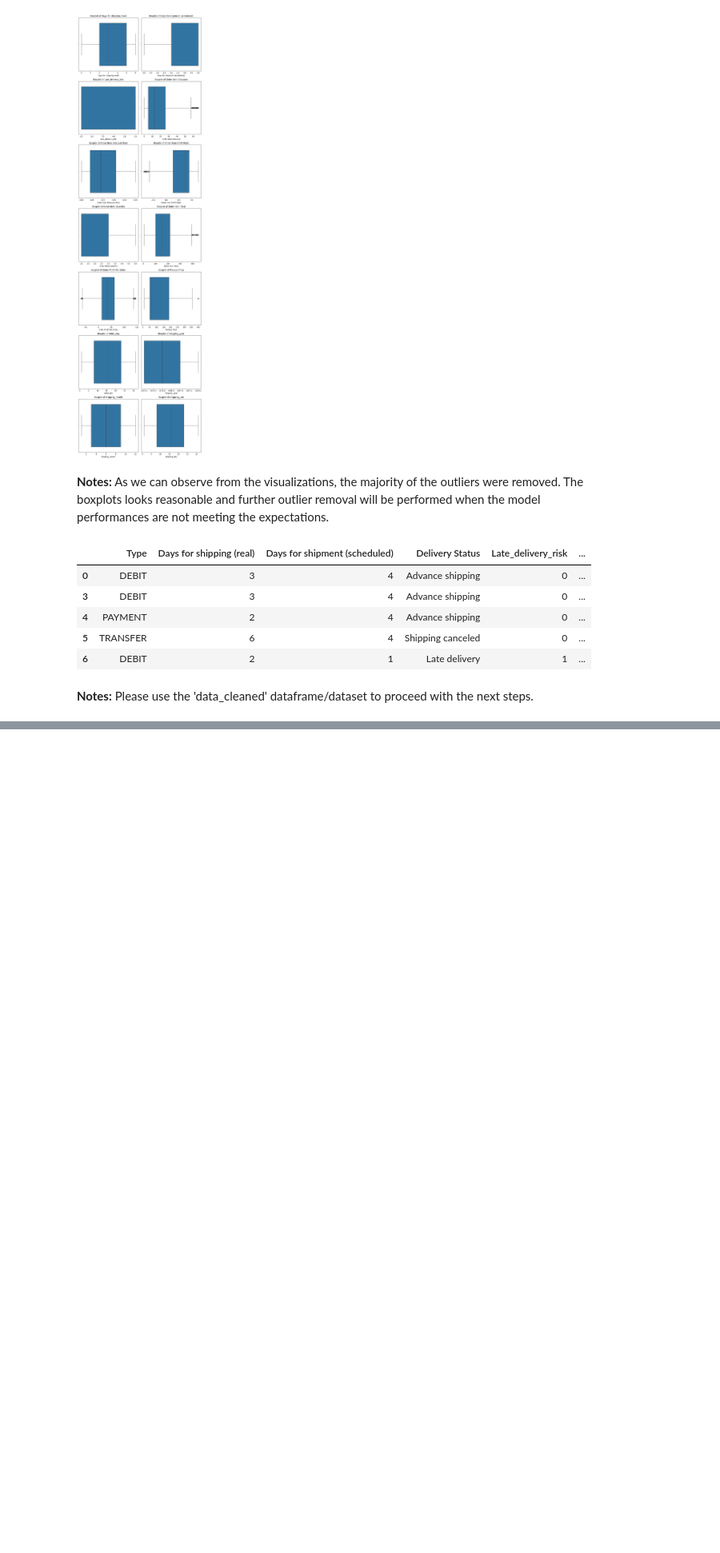
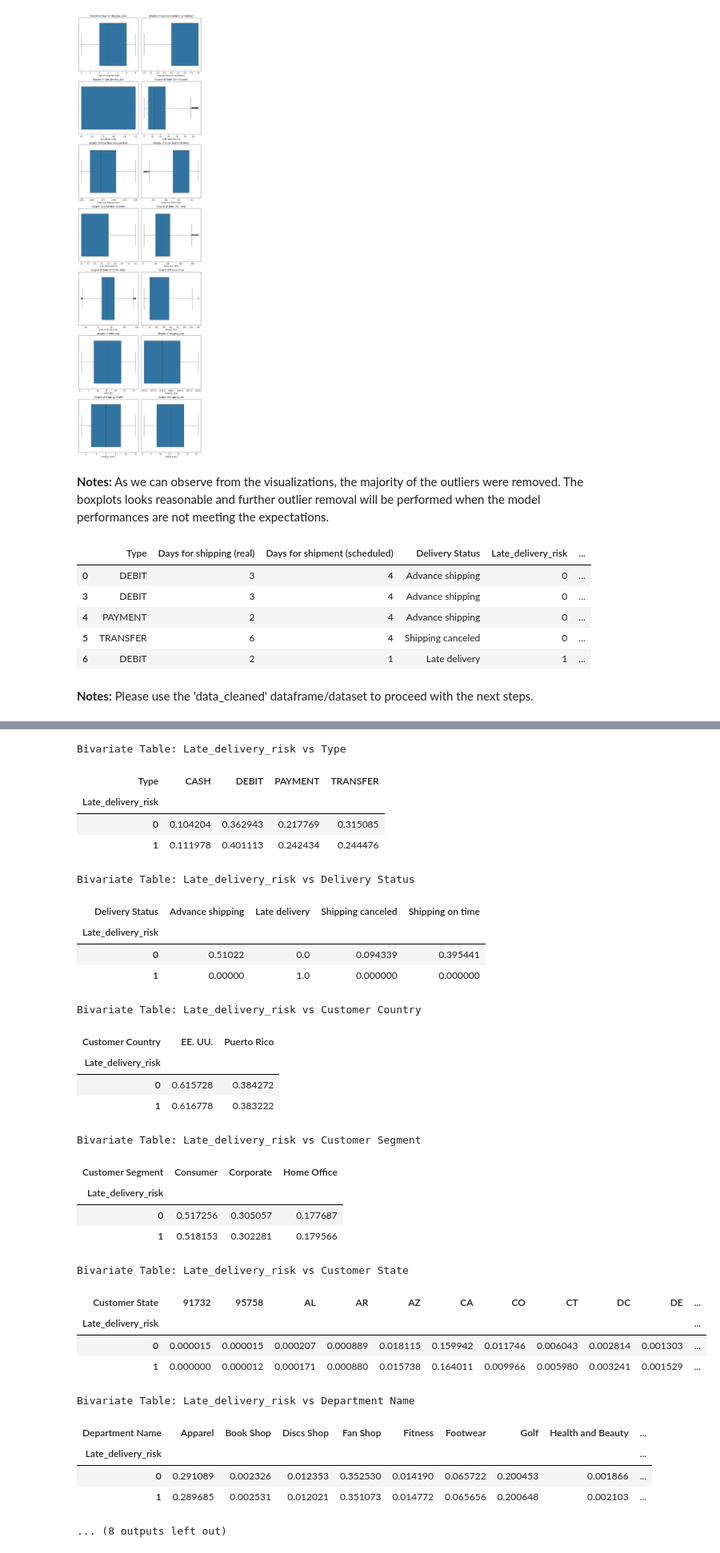
Before and after one commit to McGill-MMA-EnterpriseAnalytics/supply_chain_analytics, a Jupyter notebook: Data Cleaning-Preprocessing.ipynb, the cells around one changed output, grey strips where cells are left out. Shown at 80% size. Cells and saved outputs as stored; diff of their text form; code cells hidden in the pictures; blank space fills up the shorter version.

```diff
--- a/Data Cleaning-Preprocessing.ipynb
+++ b/Data Cleaning-Preprocessing.ipynb
@@ -389,0 +480,53 @@ data_cleaned.head()
+# %%
+# Define the grouping variable
+group_var = 'Late_delivery_risk'
+
+# Get the list of other categorical variables (exclude the grouping variable)
+other_vars = [col for col in categorical_df.columns if col != group_var]
+
+# Dictionary to store the normalized crosstab DataFrames
+bivariate_tables = {}
+
+# Loop over each remaining categorical variable and create a normalized crosstab
+for var in other_vars:
+    # Create a normalized crosstab where rows are Late_delivery_risk and columns are the current variable
+    table = pd.crosstab(categorical_df[group_var], categorical_df[var], normalize='index')
+    # Save the table with a descriptive key
+    bivariate_tables[f"{group_var} vs {var}"] = table
+
+# Display each table as a DataFrame (in a Jupyter Notebook, display() renders nicely)
+for key, table in bivariate_tables.items():
+    print(f"\nBivariate Table: {key}\n")
+    display(table)  # If not in Jupyter, you can use: print(table)
+# %% [output]
+Bivariate Table: Late_delivery_risk vs Type
+| Type | CASH | DEBIT | PAYMENT | TRANSFER |
+| Late_delivery_risk |  |  |  |  |
+| 0 | 0.104204 | 0.362943 | 0.217769 | 0.315085 |
+| 1 | 0.111978 | 0.401113 | 0.242434 | 0.244476 |
+Bivariate Table: Late_delivery_risk vs Delivery Status
+| Delivery Status | Advance shipping | Late delivery | Shipping canceled | Shipping on time |
+| Late_delivery_risk |  |  |  |  |
+| 0 | 0.51022 | 0.0 | 0.094339 | 0.395441 |
+| 1 | 0.00000 | 1.0 | 0.000000 | 0.000000 |
+Bivariate Table: Late_delivery_risk vs Customer Country
+| Customer Country | EE. UU. | Puerto Rico |
+| Late_delivery_risk |  |  |
+| 0 | 0.615728 | 0.384272 |
+| 1 | 0.616778 | 0.383222 |
+Bivariate Table: Late_delivery_risk vs Customer Segment
+| Customer Segment | Consumer | Corporate | Home Office |
+| Late_delivery_risk |  |  |  |
+| 0 | 0.517256 | 0.305057 | 0.177687 |
+| 1 | 0.518153 | 0.302281 | 0.179566 |
+Bivariate Table: Late_delivery_risk vs Customer State
+| Customer State | 91732 | 95758 | AL | AR | AZ | CA | CO | CT | DC | DE | ... |
+| Late_delivery_risk |  |  |  |  |  |  |  |  |  |  | ... |
+| 0 | 0.000015 | 0.000015 | 0.000207 | 0.000889 | 0.018115 | 0.159942 | 0.011746 | 0.006043 | 0.002814 | 0.001303 | ... |
+| 1 | 0.000000 | 0.000012 | 0.000171 | 0.000880 | 0.015738 | 0.164011 | 0.009966 | 0.005980 | 0.003241 | 0.001529 | ... |
+Bivariate Table: Late_delivery_risk vs Department Name
+| Department Name | Apparel | Book Shop | Discs Shop | Fan Shop | Fitness | Footwear | Golf | Health and Beauty | ... |
+| Late_delivery_risk |  |  |  |  |  |  |  |  | ... |
+| 0 | 0.291089 | 0.002326 | 0.012353 | 0.352530 | 0.014190 | 0.065722 | 0.200453 | 0.001866 | ... |
+| 1 | 0.289685 | 0.002531 | 0.012021 | 0.351073 | 0.014772 | 0.065656 | 0.200648 | 0.002103 | ... |
+... (8 outputs left out)
```
Also changed, not shown: parts of 23 cells of this notebook, 1 other file.
